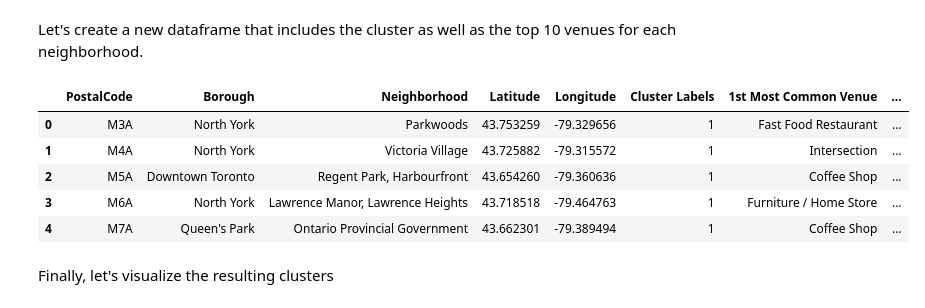
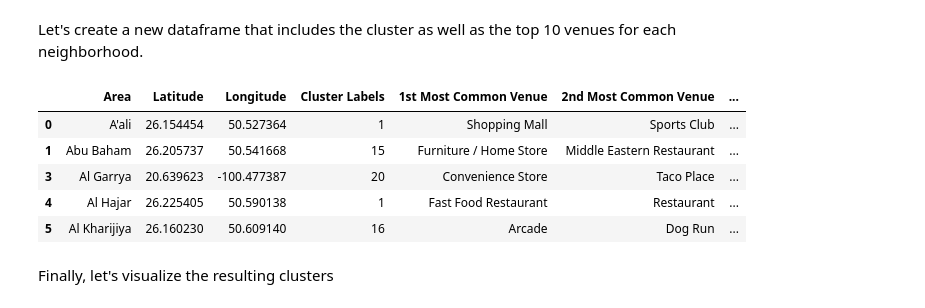
Before and after one commit to isados/neighborhood-clusters, a Jupyter notebook: BahrainSegmentation.ipynb, the cells around one changed output. Saved outputs shown, nothing was run; the diff lists cells and outputs as text; code cells hidden in the pictures.

```diff
--- a/BahrainSegmentation.ipynb
+++ b/BahrainSegmentation.ipynb
@@ -443,7 +423,7 @@ num_top_venues = 10
 indicators = ['st', 'nd', 'rd']
 
 # create columns according to number of top venues
-columns = ['Neighborhood']
+columns = ['Area']
 for ind in np.arange(num_top_venues):
     try:
         columns.append('{}{} Most Common Venue'.format(ind+1, indicators[ind]))
@@ -452,10 +432,10 @@ for ind in np.arange(num_top_venues):
 
 # create a new dataframe
 neighborhoods_venues_sorted = pd.DataFrame(columns=columns)
-neighborhoods_venues_sorted['Neighborhood'] = toronto_grouped['Neighborhood']
+neighborhoods_venues_sorted['Area'] = bh_grouped['Area']
 
-for ind in np.arange(toronto_grouped.shape[0]):
-    neighborhoods_venues_sorted.iloc[ind, 1:] = return_most_common_venues(toronto_grouped.iloc[ind, :], num_top_venues)
+for ind in np.arange(bh_grouped.shape[0]):
+    neighborhoods_venues_sorted.iloc[ind, 1:] = return_most_common_venues(bh_grouped.iloc[ind, :], num_top_venues)
 
 neighborhoods_venues_sorted.head()
 # %% [output]
@@ -470,13 +450,14 @@ neighborhoods_venues_sorted.head()
 # %% [markdown]
 Run _k_-means to cluster the neighborhood into 5 clusters.
 # %%
+
 # set number of clusters
-kclusters = 5
+kclusters = 25
 
-toronto_grouped_clustering = toronto_grouped.drop('Neighborhood', 1)
+bh_grouped_clustering = bh_grouped.drop('Area', 1)
 
 # run k-means clustering
-kmeans = KMeans(n_clusters=kclusters, random_state=0).fit(toronto_grouped_clustering)
+kmeans = KMeans(n_clusters=kclusters, random_state=0).fit(bh_grouped_clustering)
 
 # check cluster labels generated for each row in the dataframe
 kmeans.labels_[0:10]
@@ -484,0 +472,9 @@ array([1, 1, 1, 1, 1, 1, 1, 1, 1, 2], dtype=int32)
+# %%
+
+k_range = range(2,65)
+losses = []
+for k in k_range:
+
+    # run k-means clustering
+    kmeans = KMeans(n_clusters=k, random_state=0).fit(bh_grouped_clustering)
+    losses.append(kmeans.inertia_)
@@ -486,22 +496,26 @@ array([1, 1, 1, 1, 1, 1, 1, 1, 1, 2], dtype=int32)
 Let's create a new dataframe that includes the cluster as well as the top 10 venues for each neighborhood.
 # %%
 # add clustering labels
-neighborhoods_venues_sorted.insert(0, 'Cluster Labels', kmeans.labels_)
+try:
+    neighborhoods_venues_sorted.insert(0, 'Cluster Labels', kmeans.labels_)
+except:
+    # Allows me to retry if the Cluster Labels column exists
+    neighborhoods_venues_sorted['Cluster Labels'] = kmeans.labels_
 
-toronto_merged = toronto_df
+bh_merged = bh_data
 
-# merge toronto_grouped with toronto_df to add latitude/longitude for each neighborhood
-toronto_merged = toronto_merged.join(neighborhoods_venues_sorted.set_index('Neighborhood'), on='Neighborhood')
-toronto_merged.dropna(how='any', axis=0, inplace=True)
-toronto_merged['Cluster Labels'] = toronto_merged['Cluster Labels'].astype(np.int32)
-toronto_merged.head() # check the last columns!
+# merge bh_grouped with bh_data to add latitude/longitude for each neighborhood
+bh_merged = bh_merged.join(neighborhoods_venues_sorted.set_index('Area'), on='Area')
+bh_merged.dropna(how='any', axis=0, inplace=True)
+bh_merged['Cluster Labels'] = bh_merged['Cluster Labels'].astype(np.int32)
+bh_merged.head() # check the last columns!
 # %% [output]
-|  | PostalCode | Borough | Neighborhood | Latitude | Longitude | Cluster Labels | 1st Most Common Venue | ... |
-| 0 | M3A | North York | Parkwoods | 43.753259 | -79.329656 | 1 | Fast Food Restaurant | ... |
-| 1 | M4A | North York | Victoria Village | 43.725882 | -79.315572 | 1 | Intersection | ... |
-| 2 | M5A | Downtown Toronto | Regent Park, Harbourfront | 43.654260 | -79.360636 | 1 | Coffee Shop | ... |
-| 3 | M6A | North York | Lawrence Manor, Lawrence Heights | 43.718518 | -79.464763 | 1 | Furniture / Home Store | ... |
-| 4 | M7A | Queen's Park | Ontario Provincial Government | 43.662301 | -79.389494 | 1 | Coffee Shop | ... |
+|  | Area | Latitude | Longitude | Cluster Labels | 1st Most Common Venue | 2nd Most Common Venue | ... |
+| 0 | A'ali | 26.154454 | 50.527364 | 1 | Shopping Mall | Sports Club | ... |
+| 1 | Abu Baham | 26.205737 | 50.541668 | 15 | Furniture / Home Store | Middle Eastern Restaurant | ... |
+| 3 | Al Garrya | 20.639623 | -100.477387 | 20 | Convenience Store | Taco Place | ... |
+| 4 | Al Hajar | 26.225405 | 50.590138 | 1 | Fast Food Restaurant | Restaurant | ... |
+| 5 | Al Kharijiya | 26.160230 | 50.609140 | 16 | Arcade | Dog Run | ... |
 # %% [markdown]
 Finally, let's visualize the resulting clusters
 # %%
```
Also changed, not shown: parts of 35 cells of this notebook, 1 other file.
